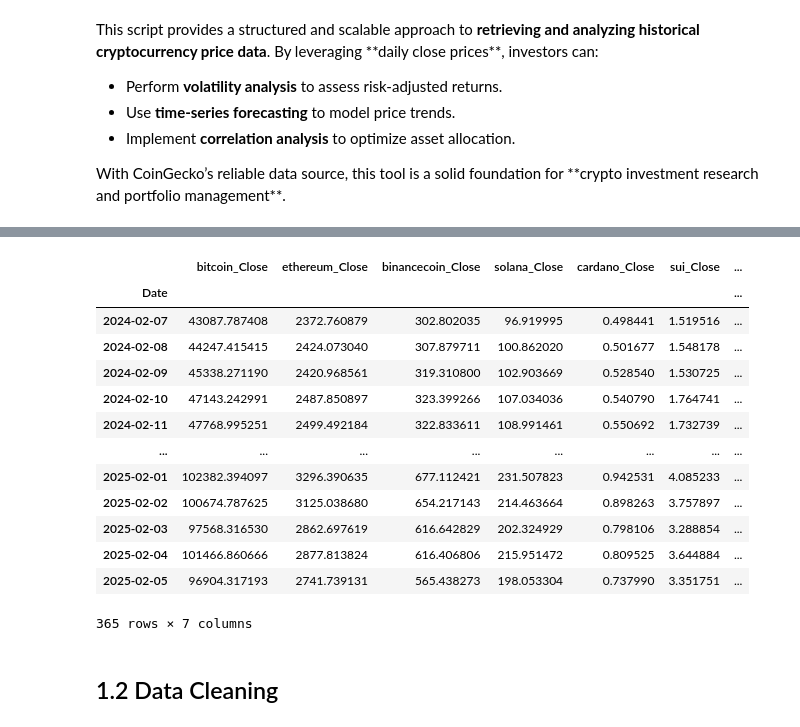
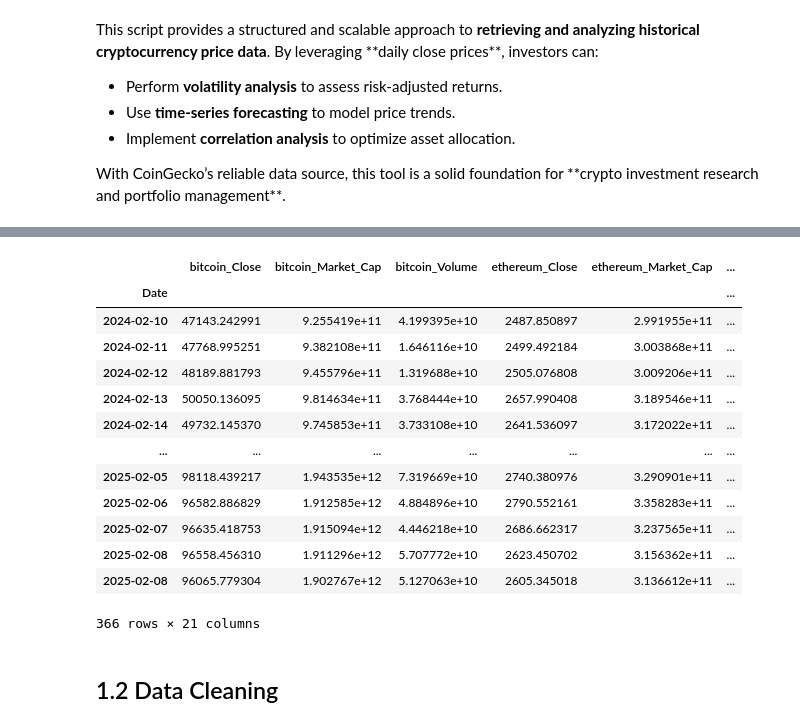
Before and after one commit to NatP-dev/Complete-Python-3-Bootcamp, a Jupyter notebook: Welcome_to_Colaboratory.ipynb, the cells around one changed output, grey strips where cells are left out. Drawn from its saved outputs; the diff is of its cells as text; code cells hidden in the pictures.

```diff
--- a/Welcome_to_Colaboratory.ipynb
+++ b/Welcome_to_Colaboratory.ipynb
@@ -128,10 +128,14 @@ import matplotlib.cm as cm
     With CoinGecko’s reliable data source, this tool is a solid foundation for **crypto investment research and portfolio management**.
 </p>
 # %%
-# Function to fetch only daily close prices with formatted date
-def get_daily_close_price(crypto_id, currency='usd', days=365):
+import requests
+import pandas as pd
+import time
+
+# Function to fetch daily close prices, volume, and market cap
+def get_crypto_data(crypto_id, currency='usd', days=365):
     """
-    Fetches historical daily closing prices for a cryptocurrency.
+    Fetches historical daily data (close price, volume, market cap) for a cryptocurrency.
     - crypto_id: CoinGecko ID of the cryptocurrency
     - currency: The fiat currency (default is 'usd')
     - days: Number of days of history (e.g., 365 for 1 year)
@@ -141,7 +145,7 @@ def get_daily_close_price(crypto_id, currency='usd', days=365):
     params = {
         'vs_currency': currency,
         'days': days,
-        'interval': 'daily'  # Ensure we get daily data
+        'interval': 'daily'  # Ensure daily data is retrieved
     }
 
     response = requests.get(url, params=params)
@@ -152,35 +156,40 @@ def get_daily_close_price(crypto_id, currency='usd', days=365):
 
     data = response.json()
 
-    if 'prices' in data:
-        # Extract only daily close prices and format date
-        close_prices = {pd.to_datetime(day[0], unit='ms').strftime('%Y-%m-%d'): day[1] for day in data['prices']}
+    if 'prices' in data and 'market_caps' in data and 'total_volumes' in data:
+        # Extract data and format it correctly
+        formatted_data = {
+            'Date': [pd.to_datetime(day[0], unit='ms').strftime('%Y-%m-%d') for day in data['prices']],
+            f'{crypto_id}_Close': [day[1] for day in data['prices']],
+            f'{crypto_id}_Market_Cap': [day[1] for day in data['market_caps']],
+            f'{crypto_id}_Volume': [day[1] for day in data['total_volumes']]
+        }
 
-        df = pd.DataFrame(close_prices.items(), columns=['Date', f'{crypto_id}_Close'])
+        df = pd.DataFrame(formatted_data)
         df.set_index('Date', inplace=True)
         return df
     else:
-        print(f"⚠ No close price data found for {crypto_id}")
+        print(f"⚠ No sufficient data found for {crypto_id}")
         return None
 
-# Define cryptocurrencies to fetch
+# Define the cryptocurrencies to fetch
 crypto_list = ['bitcoin', 'ethereum', 'binancecoin', 'solana', 'cardano', 'sui', 'ripple']
 
-# Fetch historical daily close prices for all cryptos
+# Fetch historical data for all cryptos
 historical_data = {}
 
 for crypto in crypto_list:
-    print(f"Fetching daily close prices for {crypto}...")
-    df = get_daily_close_price(crypto, days=365)  # 1-year data
+    print(f"Fetching daily data for {crypto}...")
+    df = get_crypto_data(crypto, days=365)  # 1-year data
     if df is not None:
         historical_data[crypto] = df
-    time.sleep(10)  # Increase delay to avoid hitting rate limits
+    time.sleep(10)  # Increase delay to avoid hitting API rate limits
 
 # Ensure at least one DataFrame was fetched before concatenation
 if historical_data:
     # Combine all crypto data into one DataFrame
     final_df = pd.concat(historical_data.values(), axis=1)
-    print("✅ Successfully fetched daily close prices!")
+    print("✅ Successfully fetched daily crypto data!")
     display(final_df)
 else:
     print("❌ No valid data retrieved. Please check API requests or try again later.")
@@ -196,17 +205,17 @@ Fetching daily close prices for ripple...
-|  | bitcoin_Close | ethereum_Close | binancecoin_Close | solana_Close | cardano_Close | sui_Close | ... |
-| Date |  |  |  |  |  |  | ... |
-| 2024-02-07 | 43087.787408 | 2372.760879 | 302.802035 | 96.919995 | 0.498441 | 1.519516 | ... |
-| 2024-02-08 | 44247.415415 | 2424.073040 | 307.879711 | 100.862020 | 0.501677 | 1.548178 | ... |
-| 2024-02-09 | 45338.271190 | 2420.968561 | 319.310800 | 102.903669 | 0.528540 | 1.530725 | ... |
-| 2024-02-10 | 47143.242991 | 2487.850897 | 323.399266 | 107.034036 | 0.540790 | 1.764741 | ... |
-| 2024-02-11 | 47768.995251 | 2499.492184 | 322.833611 | 108.991461 | 0.550692 | 1.732739 | ... |
-| ... | ... | ... | ... | ... | ... | ... | ... |
-| 2025-02-01 | 102382.394097 | 3296.390635 | 677.112421 | 231.507823 | 0.942531 | 4.085233 | ... |
-| 2025-02-02 | 100674.787625 | 3125.038680 | 654.217143 | 214.463664 | 0.898263 | 3.757897 | ... |
-| 2025-02-03 | 97568.316530 | 2862.697619 | 616.642829 | 202.324929 | 0.798106 | 3.288854 | ... |
-| 2025-02-04 | 101466.860666 | 2877.813824 | 616.406806 | 215.951472 | 0.809525 | 3.644884 | ... |
-| 2025-02-05 | 96904.317193 | 2741.739131 | 565.438273 | 198.053304 | 0.737990 | 3.351751 | ... |
+|  | bitcoin_Close | bitcoin_Market_Cap | bitcoin_Volume | ethereum_Close | ethereum_Market_Cap | ... |
+| Date |  |  |  |  |  | ... |
+| 2024-02-10 | 47143.242991 | 9.255419e+11 | 4.199395e+10 | 2487.850897 | 2.991955e+11 | ... |
+| 2024-02-11 | 47768.995251 | 9.382108e+11 | 1.646116e+10 | 2499.492184 | 3.003868e+11 | ... |
+| 2024-02-12 | 48189.881793 | 9.455796e+11 | 1.319688e+10 | 2505.076808 | 3.009206e+11 | ... |
+| 2024-02-13 | 50050.136095 | 9.814634e+11 | 3.768444e+10 | 2657.990408 | 3.189546e+11 | ... |
+| 2024-02-14 | 49732.145370 | 9.745853e+11 | 3.733108e+10 | 2641.536097 | 3.172022e+11 | ... |
+| ... | ... | ... | ... | ... | ... | ... |
+| 2025-02-05 | 98118.439217 | 1.943535e+12 | 7.319669e+10 | 2740.380976 | 3.290901e+11 | ... |
+| 2025-02-06 | 96582.886829 | 1.912585e+12 | 4.884896e+10 | 2790.552161 | 3.358283e+11 | ... |
+| 2025-02-07 | 96635.418753 | 1.915094e+12 | 4.446218e+10 | 2686.662317 | 3.237565e+11 | ... |
+| 2025-02-08 | 96558.456310 | 1.911296e+12 | 5.707772e+10 | 2623.450702 | 3.156362e+11 | ... |
+| 2025-02-08 | 96065.779304 | 1.902767e+12 | 5.127063e+10 | 2605.345018 | 3.136612e+11 | ... |
-365 rows × 7 columns
+366 rows × 21 columns
 # %% [markdown]
 ## 1.2 Data Cleaning
 # %%
```
Also changed, not shown: parts of 8 cells of this notebook.
